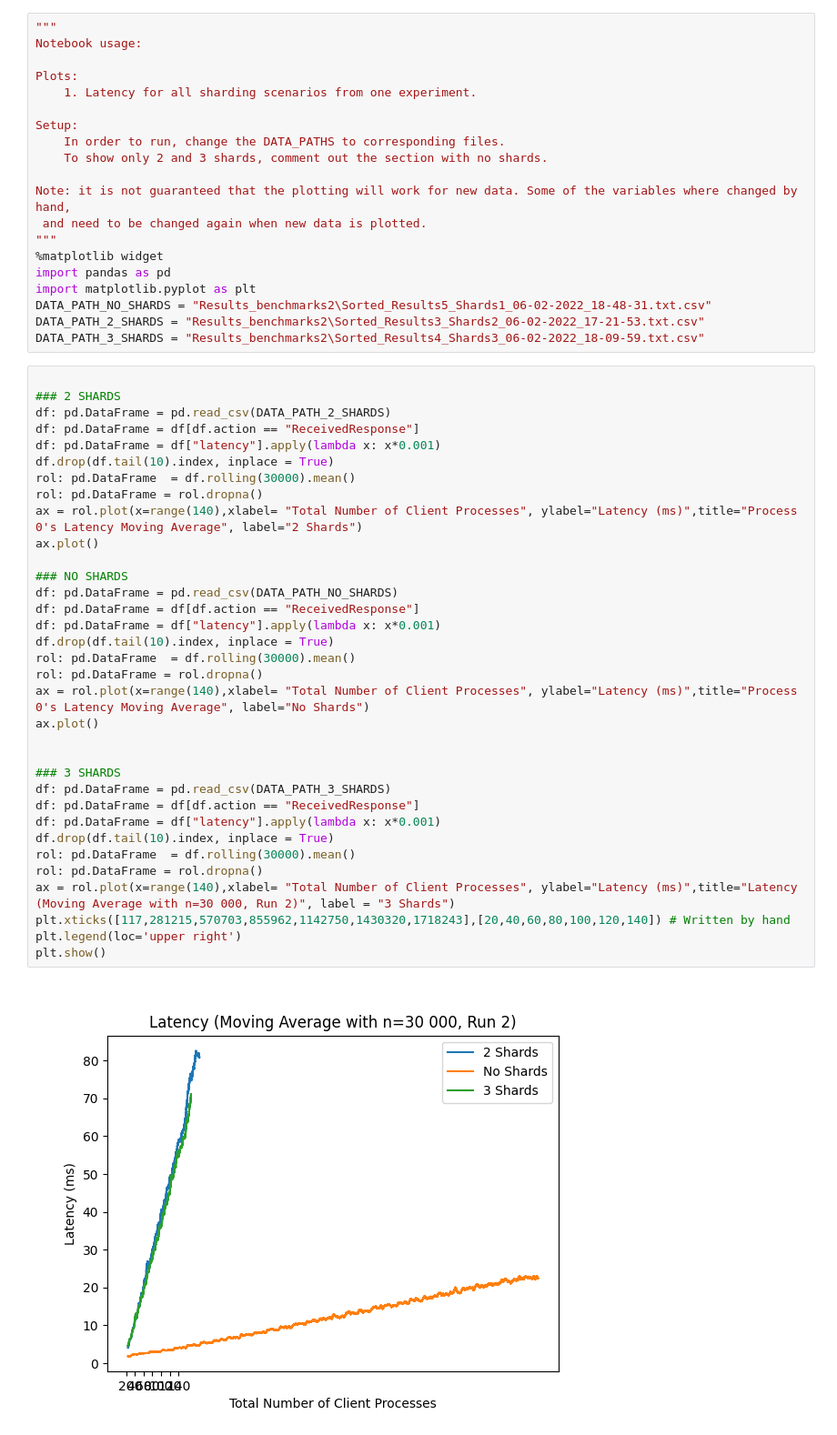
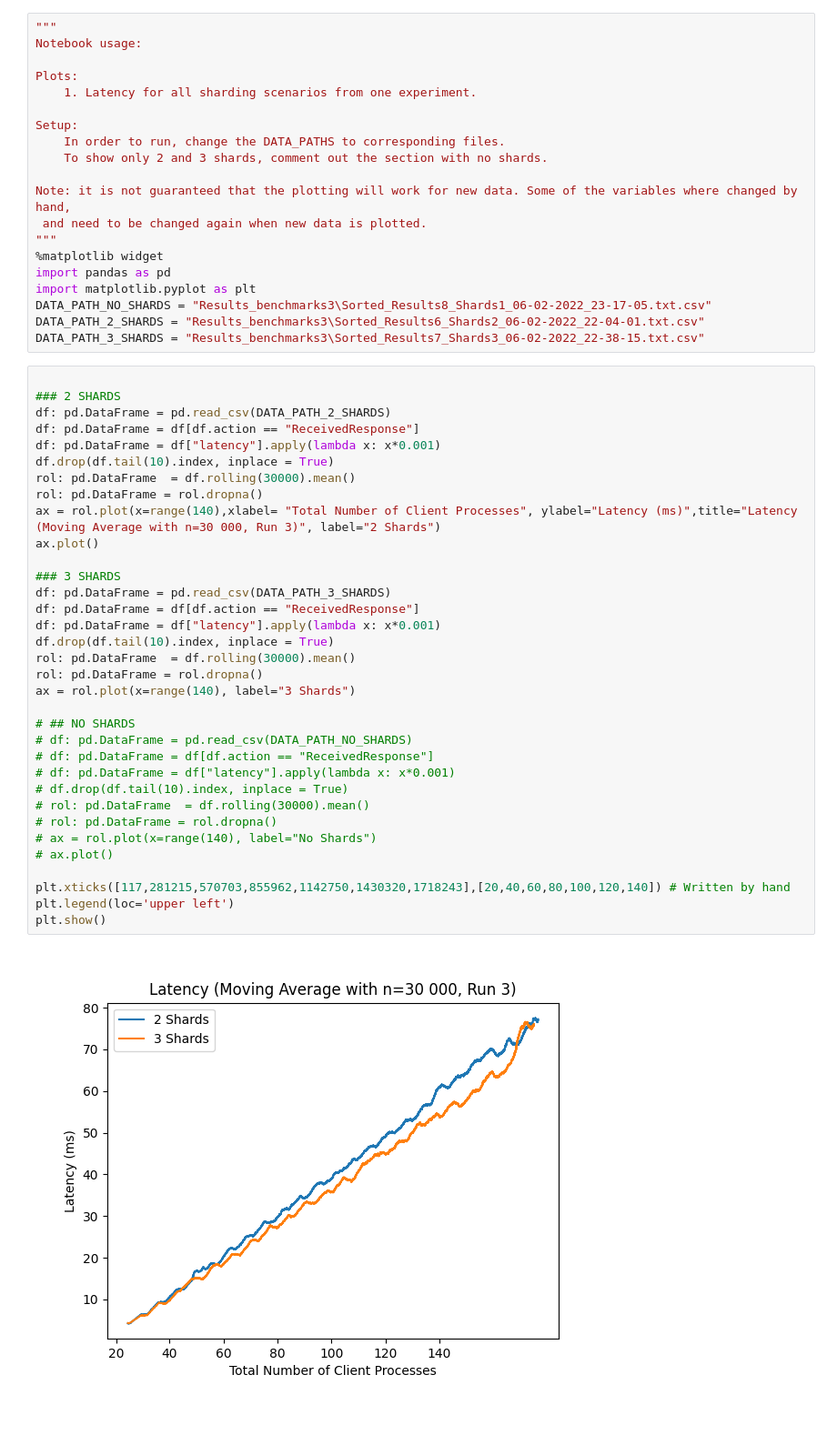
Before and after one commit to Corgam/mongo_benchmark, a Jupyter notebook: data_analysis/latency_single.ipynb, the cells around one changed output. Shown at 91% size. Cells and saved outputs as stored; diff of their text form.

Commit message:
Uploaded last plots

```diff
--- a/data_analysis/latency_single.ipynb
+++ b/data_analysis/latency_single.ipynb
@@ -15,42 +15,42 @@ Note: it is not guaranteed that the plotting will work for new data. Some of the
 %matplotlib widget
 import pandas as pd
 import matplotlib.pyplot as plt
-DATA_PATH_NO_SHARDS = "Results_benchmarks2\Sorted_Results5_Shards1_06-02-2022_18-48-31.txt.csv"
-DATA_PATH_2_SHARDS = "Results_benchmarks2\Sorted_Results3_Shards2_06-02-2022_17-21-53.txt.csv"
-DATA_PATH_3_SHARDS = "Results_benchmarks2\Sorted_Results4_Shards3_06-02-2022_18-09-59.txt.csv"
+DATA_PATH_NO_SHARDS = "Results_benchmarks3\Sorted_Results8_Shards1_06-02-2022_23-17-05.txt.csv"
+DATA_PATH_2_SHARDS = "Results_benchmarks3\Sorted_Results6_Shards2_06-02-2022_22-04-01.txt.csv"
+DATA_PATH_3_SHARDS = "Results_benchmarks3\Sorted_Results7_Shards3_06-02-2022_22-38-15.txt.csv"
 # %%
 
 ### 2 SHARDS
 df: pd.DataFrame = pd.read_csv(DATA_PATH_2_SHARDS)
 df: pd.DataFrame = df[df.action == "ReceivedResponse"]
 df: pd.DataFrame = df["latency"].apply(lambda x: x*0.001)
 df.drop(df.tail(10).index, inplace = True)
 rol: pd.DataFrame  = df.rolling(30000).mean()
 rol: pd.DataFrame = rol.dropna()
-ax = rol.plot(x=range(140),xlabel= "Total Number of Client Processes", ylabel="Latency (ms)",title="Process 0's Latency Moving Average", label="2 Shards")
+ax = rol.plot(x=range(140),xlabel= "Total Number of Client Processes", ylabel="Latency (ms)",title="Latency (Moving Average with n=30 000, Run 3)", label="2 Shards")
 ax.plot()
-
-### NO SHARDS
-df: pd.DataFrame = pd.read_csv(DATA_PATH_NO_SHARDS)
-df: pd.DataFrame = df[df.action == "ReceivedResponse"]
-df: pd.DataFrame = df["latency"].apply(lambda x: x*0.001)
-df.drop(df.tail(10).index, inplace = True)
-rol: pd.DataFrame  = df.rolling(30000).mean()
-rol: pd.DataFrame = rol.dropna()
-ax = rol.plot(x=range(140),xlabel= "Total Number of Client Processes", ylabel="Latency (ms)",title="Process 0's Latency Moving Average", label="No Shards")
-ax.plot()
-
 
 ### 3 SHARDS
 df: pd.DataFrame = pd.read_csv(DATA_PATH_3_SHARDS)
 df: pd.DataFrame = df[df.action == "ReceivedResponse"]
 df: pd.DataFrame = df["latency"].apply(lambda x: x*0.001)
 df.drop(df.tail(10).index, inplace = True)
 rol: pd.DataFrame  = df.rolling(30000).mean()
 rol: pd.DataFrame = rol.dropna()
-ax = rol.plot(x=range(140),xlabel= "Total Number of Client Processes", ylabel="Latency (ms)",title="Latency (Moving Average with n=30 000, Run 2)", label = "3 Shards")
+ax = rol.plot(x=range(140), label="3 Shards")
+
+# ## NO SHARDS
+# df: pd.DataFrame = pd.read_csv(DATA_PATH_NO_SHARDS)
+# df: pd.DataFrame = df[df.action == "ReceivedResponse"]
+# df: pd.DataFrame = df["latency"].apply(lambda x: x*0.001)
+# df.drop(df.tail(10).index, inplace = True)
+# rol: pd.DataFrame  = df.rolling(30000).mean()
+# rol: pd.DataFrame = rol.dropna()
+# ax = rol.plot(x=range(140), label="No Shards")
+# ax.plot()
+
 plt.xticks([117,281215,570703,855962,1142750,1430320,1718243],[20,40,60,80,100,120,140]) # Written by hand
-plt.legend(loc='upper right')
+plt.legend(loc='upper left')
 plt.show()
 # %% [output]
-[figure, old version]
+[figure, new version]
```
Also changed, not shown: 6 other files.
